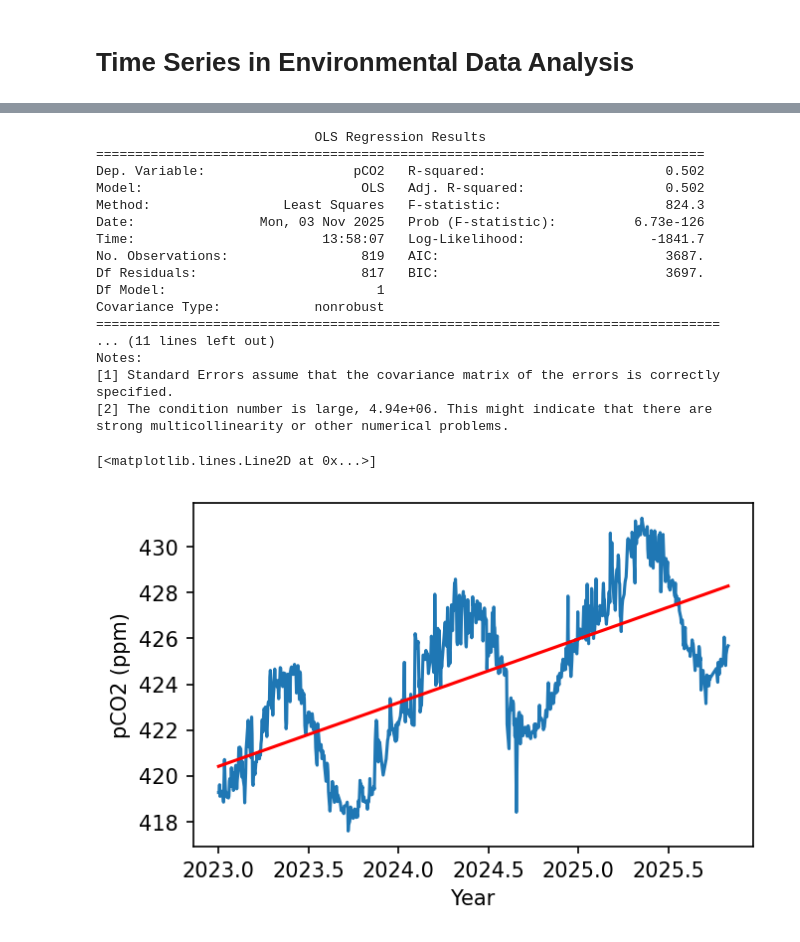
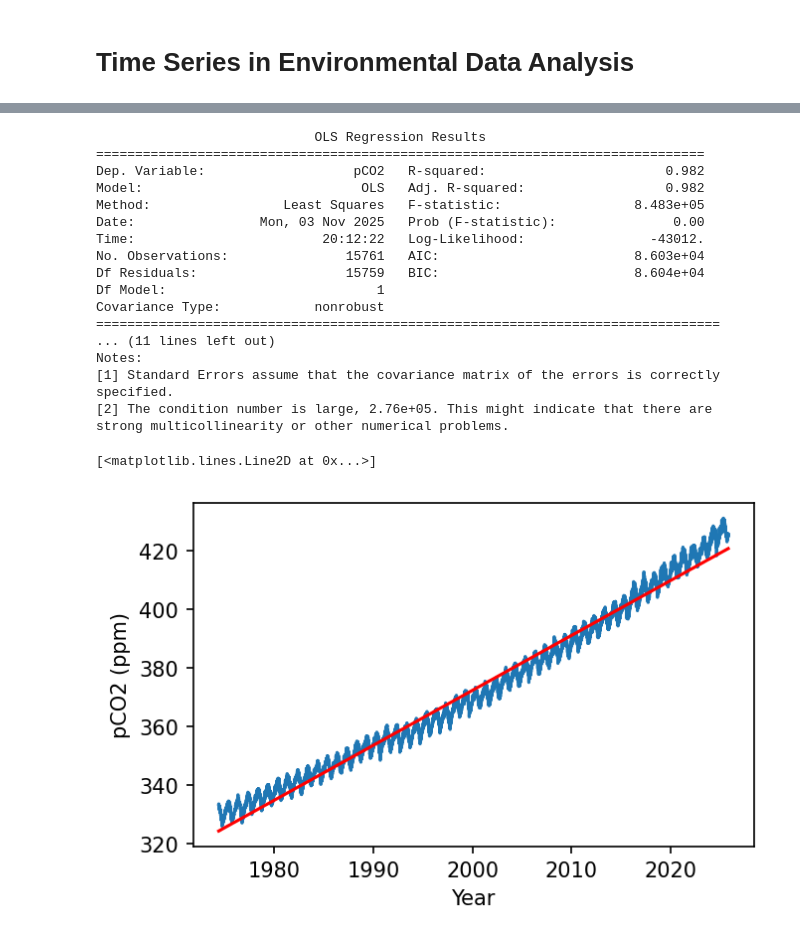
Before and after one commit to oscarbranson/teaching, a Jupyter notebook: QCES/EDAA/01_timeseries.ipynb, the cells around one changed output, grey strips where cells are left out. Drawn from its saved outputs; the diff is of its cells as text; code cells hidden in the pictures.

```diff
--- a/QCES/EDAA/01_timeseries.ipynb
+++ b/QCES/EDAA/01_timeseries.ipynb
@@ -10,6 +10,7 @@ dat = pd.read_csv(data_url, comment='#', header=None)
 # dat = pd.read_csv('data/co2_daily_mlo.csv', comment='#', header=None)  # if working offline, use local file
 dat.columns = ['year', 'month', 'day', 'decimal_date', 'pCO2']
 # %%
-last_two_years = dat[dat['year'] >= (dat['year'].max() - 2)]
+# subset = dat[dat['year'] >= (dat['year'].max() - 1)]
+subset = dat
 # %%
 fig, ax = plt.subplots()
@@ -22,32 +23,32 @@ Text(0.5, 0, 'Year')
 # %%
 from statsmodels.formula.api import ols, glm
 # %%
-naive_model = ols('pCO2 ~ decimal_date', data=last_two_years).fit()
+naive_model = ols('pCO2 ~ decimal_date', data=subset).fit()
 print(naive_model.summary())
 
 fig, ax = plt.subplots()
-ax.plot(last_two_years['decimal_date'], last_two_years['pCO2'])
+ax.plot(subset['decimal_date'], subset['pCO2'])
 ax.set_ylabel('pCO2 (ppm)')
 ax.set_xlabel('Year')
-ax.plot(last_two_years['decimal_date'], naive_model.fittedvalues, color='red')
+ax.plot(subset['decimal_date'], naive_model.fittedvalues, color='red')
 # %% [output]
                             OLS Regression Results
 ==============================================================================
-Dep. Variable:                   pCO2   R-squared:                       0.502
-Model:                            OLS   Adj. R-squared:                  0.502
-Method:                 Least Squares   F-statistic:                     824.3
-Date:                Mon, 03 Nov 2025   Prob (F-statistic):          6.73e-126
-Time:                        13:58:07   Log-Likelihood:                -1841.7
-No. Observations:                 819   AIC:                             3687.
-Df Residuals:                     817   BIC:                             3697.
+Dep. Variable:                   pCO2   R-squared:                       0.982
+Model:                            OLS   Adj. R-squared:                  0.982
+Method:                 Least Squares   F-statistic:                 8.483e+05
+Date:                Mon, 03 Nov 2025   Prob (F-statistic):               0.00
+Time:                        20:12:22   Log-Likelihood:                -43012.
+No. Observations:               15761   AIC:                         8.603e+04
+Df Residuals:                   15759   BIC:                         8.604e+04
 Df Model:                           1
 Covariance Type:            nonrobust
 ================================================================================
 ... (11 lines left out)
 Notes:
 [1] Standard Errors assume that the covariance matrix of the errors is correctly specified.
-[2] The condition number is large, 4.94e+06. This might indicate that there are
+[2] The condition number is large, 2.76e+05. This might indicate that there are
 strong multicollinearity or other numerical problems.
 [<matplotlib.lines.Line2D at 0x...>]
-[figure, old version]
+[figure, new version]
 # %%
```
Also changed, not shown: parts of 15 cells of this notebook, 2 other files.
